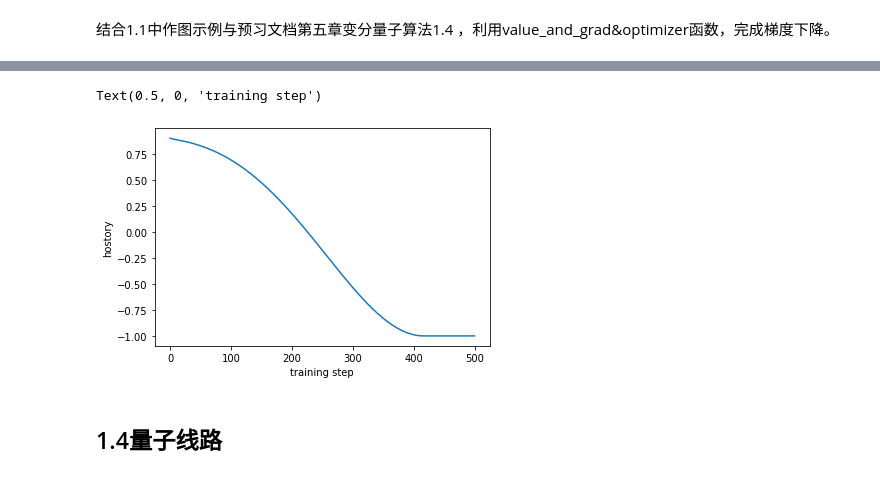
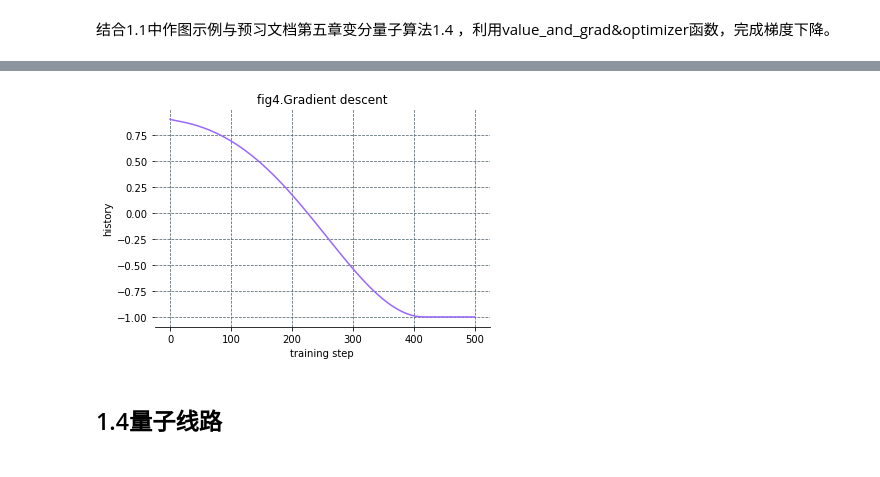
Before and after one commit to BenjaminT2048/quantum_simulations, a Jupyter notebook: coding diary.ipynb, the cells around one changed output, grey strips where cells are left out. Saved outputs shown, nothing was run; the diff lists cells and outputs as text; code cells hidden in the pictures.

```diff
--- a/coding diary.ipynb
+++ b/coding diary.ipynb
@@ -371,21 +402,37 @@ vgf(theta)
 # %%
 import tensorflow as tw
+import numpy as np
+import tensorcircuit as tc
+import math
+import tensorflow as tf
+from matplotlib import pyplot as plt
+
+K = tc.set_backend("tensorflow")
 theta = tc.backend.convert_to_tensor(0.9)
+
+vgf = K.value_and_grad(f)
 
 history = []
 opt = K.optimizer(tf.keras.optimizers.Adam(1e-2))
 
 for _ in range(500):
     v, g = vgf(theta)
     theta = opt.update(g, theta)
     history.append(v)
 
-plt.plot([i for i in range(500)], history)
-plt.ylabel("hostory")
+fig,ax = plt.subplots()
+ax.spines["left"].set_visible(False)
+ax.spines["top"].set_visible(False)
+ax.spines["right"].set_visible(False)
+plt.title(r"fig4.Gradient descent")
 plt.xlabel("training step")
+plt.ylabel("history")
+ax.grid(ls = "--", lw = 0.75, color = "#4E616C")
+
+plt.plot([i for i in range(500)], history, color = "#9966FF")
+plt.show()
 # %% [output]
-Text(0.5, 0, 'training step')
-[figure, old version]
+[figure, new version]
 # %% [markdown]
 ## 1.4量子线路
 # %% [markdown]
```
Also changed, not shown: parts of 8 cells of this notebook.
